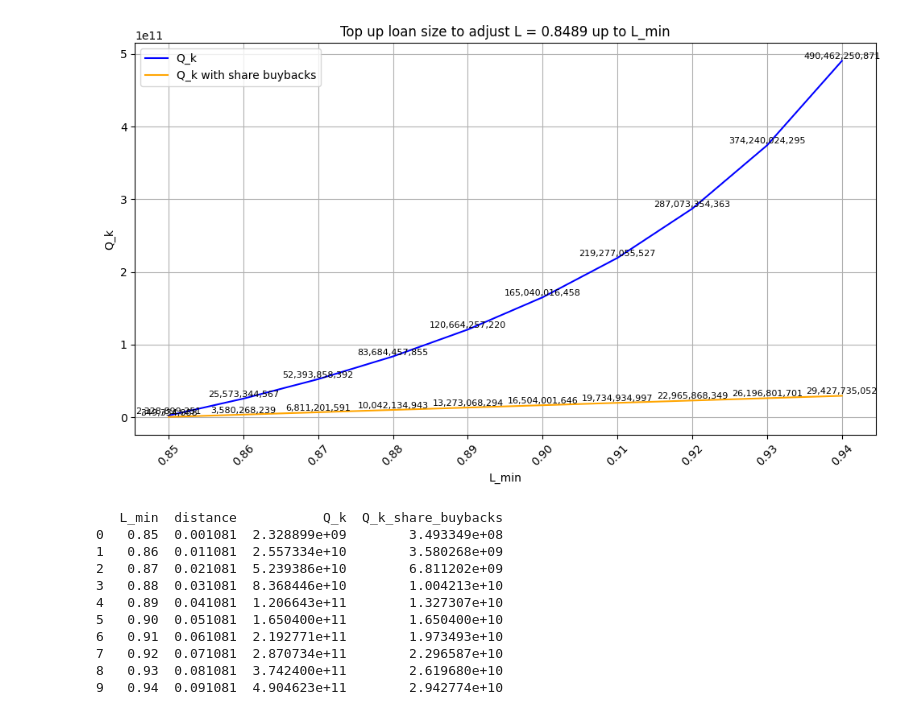
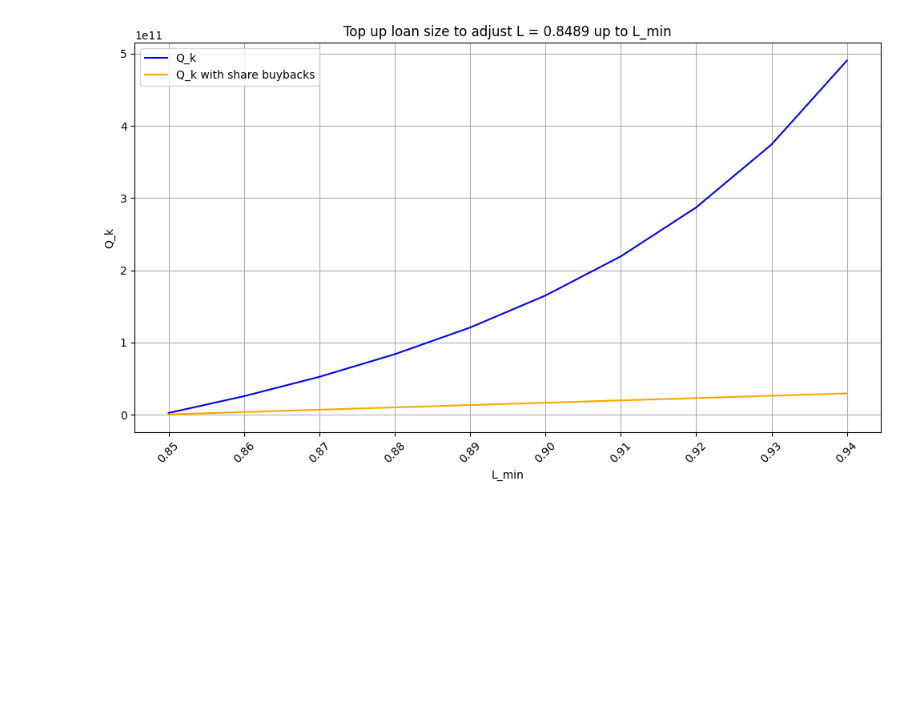
Before and after one commit to steinarb1234/DCL_coco_bond, a Jupyter notebook: minimum_leverage_correction.ipynb, the cells around one changed output. Saved outputs shown, nothing was run; the diff lists cells and outputs as text; code cells hidden in the pictures; blank space fills up the shorter version.

```diff
--- a/minimum_leverage_correction.ipynb
+++ b/minimum_leverage_correction.ipynb
@@ -1,80 +51,28 @@
 # %%
-
-import numpy as np
-import matplotlib.pyplot as plt
-import pandas as pd
-
-total_debt =  274_280_000_000
-market_cap = 48_813_335_162
-# Plot for different L_min, from 0 to 1 with 0.01 step
-L_min = np.arange(0.85, .95, 0.01)
-# L_min = 0.85
-
-L = total_debt / (total_debt + market_cap)
-
-# Additional loan size to adjust L up to L_min with top-up loan
-Q_k = -total_debt + L_min * market_cap / (1 - L_min)
-
-# print(f"Q_k: {Q_k:,.2f}")
-
-# Additional loan size to adjust L up to L_min with to-up loan and share buybacks with the loan
-Q_k_share_buybacks = L_min * (total_debt + market_cap) - total_debt
-buyback_value = Q_k_share_buybacks
-
-# print(f"Q_k with share buybacks: {Q_k_share_buybacks:,.2f}")
-# print(f"Share buyback value (total value of equity drawdown): {Q_k_share_buybacks:,.2f}")
-
 # Plotting
 
 plt.figure(figsize=(10, 6))
-plt.plot(L_min, Q_k, label='Q_k', color='blue')
-plt.plot(L_min, Q_k_share_buybacks, label='Q_k with share buybacks', color='orange')
+plt.plot(L_min, delta_D, label='Q_k', color='blue')
+plt.plot(L_min, delta_D_share_buybacks, label='Q_k with share buybacks', color='orange')
 
-plt.title(f'Top up loan size to adjust L = {L:.4f} up to L_min')
+plt.title(f'Top up loan size to adjust L = {L_k:.4f} up to L_min')
 plt.xlabel('L_min')
 plt.ylabel('Q_k')
 plt.grid()
 # plt.axhline(0, color='black', lw=0.5, ls='--')
 # plt.axvline(0, color='black', lw=0.5, ls='--')
 # plt.axvline(1, color='black', lw=0.5, ls='--')
 # Show values with 2 decimal points
-plt.xticks(np.arange(0.85, .95, 0.01), rotation=45)
+plt.xticks(L_min, rotation=45)
 # Show values on the line
-for i, j in zip(L_min, Q_k):
-    plt.text(i, j, f'{j:,.0f}', fontsize=8, ha='center', va='bottom', rotation=0)
-for i, j in zip(L_min, Q_k_share_buybacks):
-    plt.text(i, j, f'{j:,.0f}', fontsize=8, ha='center', va='bottom', rotation=0)
-
+# for i, j in zip(L_min, delta_D):
+#     plt.text(i, j, f'{j:,.0f}', fontsize=8, ha='center', va='bottom', rotation=0)
+# for i, j in zip(L_min, delta_D_share_buybacks):
+#     plt.text(i, j, f'{j:,.0f}', fontsize=8, ha='center', va='bottom', rotation=0)
 
 plt.legend()
 plt.tight_layout()
-plt.savefig('images/Top up loan size to adjust L up to L_min.png', dpi=300, bbox_inches='tight')
-
-
+plt.savefig('images/Top up loan size to adjust L up to L_min share buybacks.png', dpi=300, bbox_inches='tight')
 plt.show()
-
-# Calculate distance to L_min
-L_min_distance = L_min - L
-
-
-output_df = pd.DataFrame({
-    'L_min': L_min,
-    'distance': L_min_distance,
-    'Q_k': Q_k,
-    'Q_k_share_buybacks': Q_k_share_buybacks
-})
-
-print(output_df)
 # %% [output]
-[figure, old version]
+[figure, new version]
-   L_min  distance           Q_k  Q_k_share_buybacks
-0   0.85  0.001081  2.328899e+09        3.493349e+08
-1   0.86  0.011081  2.557334e+10        3.580268e+09
-2   0.87  0.021081  5.239386e+10        6.811202e+09
-3   0.88  0.031081  8.368446e+10        1.004213e+10
-4   0.89  0.041081  1.206643e+11        1.327307e+10
-5   0.90  0.051081  1.650400e+11        1.650400e+10
-6   0.91  0.061081  2.192771e+11        1.973493e+10
-7   0.92  0.071081  2.870734e+11        2.296587e+10
-8   0.93  0.081081  3.742400e+11        2.619680e+10
-9   0.94  0.091081  4.904623e+11        2.942774e+10
```
Also changed, not shown: parts of 4 cells of this notebook, 2 other files.
